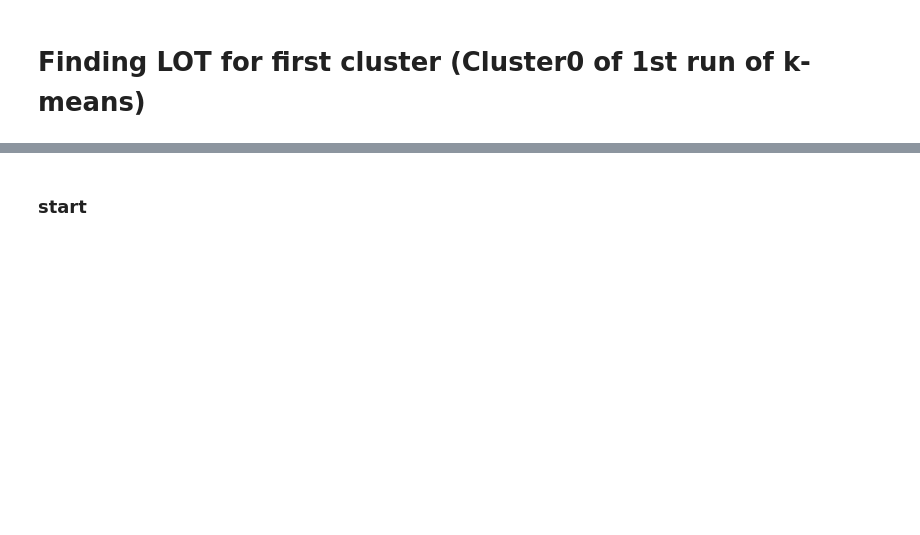
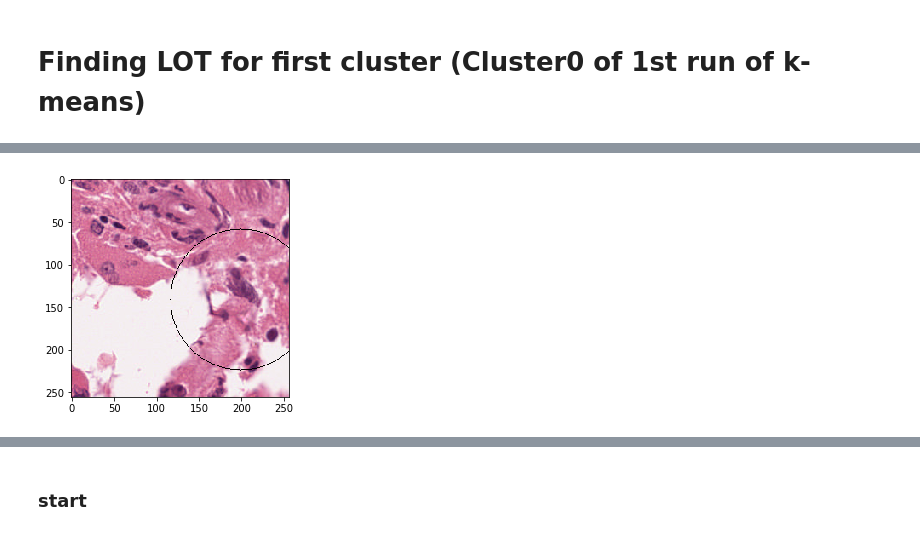
Before and after one commit to sraja2911/glioma_histo_img_classifier_lob, a Jupyter notebook: Large_Object_Tissue_Texture_Algorithm.ipynb, the cells around one changed output, grey strips where cells are left out. Drawn from its saved outputs; the diff is of its cells as text; code cells hidden in the pictures; blank space fills up the shorter version.

```diff
--- a/Large_Object_Tissue_Texture_Algorithm.ipynb
+++ b/Large_Object_Tissue_Texture_Algorithm.ipynb
@@ -120,6 +145,6 @@ cluster_labels_00
 # %%
 cluster_labels1=np.zeros((256,256))
 # %%
-cluster_labels1= cluster_labels.reshape(256, 256)
+cluster_labels1= cluster_labels_00.reshape(256, 256)
 # %%
 cluster_labels1.shape
@@ -138,16 +178,16 @@ imOutput.size
 # Finding LOT for first cluster (Cluster0 of 1st run of k-means)
 # %%
 # Adding up three cluster_positions with their x,y coordinates
-clust_00_x=[]
-clust_00_y=[]
-clust_01_x=[]
-clust_01_y=[]
-clust_02_x=[]
-clust_02_y=[]
+cluster_00_x=[]
+cluster_00_y=[]
+cluster_01_x=[]
+cluster_01_y=[]
+cluster_02_x=[]
+cluster_02_y=[]
 for i in range(0,255):
        for j in range(0,255):
-        if (cluster_labels1[i,j] == 0): clust_00_x.append([i]),clust_00_y.append([j])
-        if (cluster_labels1[i,j] == 1): clust_01_x.append([i]),clust_01_y.append([j])
-        if (cluster_labels1[i,j] == 2): clust_02_x.append([i]),clust_02_y.append([j])
-z=len(clust_00_x)+len(clust_01_x)+len(clust_02_x)
+        if (cluster_labels1[i,j] == 0): cluster_00_x.append([i]),cluster_00_y.append([j])
+        if (cluster_labels1[i,j] == 1): cluster_01_x.append([i]),cluster_01_y.append([j])
+        if (cluster_labels1[i,j] == 2): cluster_02_x.append([i]),cluster_02_y.append([j])
+z=len(cluster_00_x)+len(cluster_01_x)+len(cluster_02_x)
 z
@@ -159,3 +196,3 @@ cluster_00_xy = np.vstack((cluster_00_x, cluster_00_y)).T
 # %%
 # Identifying image positions/pixels matching nearest cluster0 intenstity values
-cluster_00_points = np.where(imInput ==(243, 229, 233)) #[243.01990705, 229.31279562, 233.74852959] Cluster#0 values
+cluster_00_points = np.where(imInput ==(243, 229, 234)) #[243.01990705, 229.31279562, 233.74852959] Cluster#0 values
@@ -169,7 +216,7 @@ cluster_00_2x=[]
 cluster_00_0y=[]
 cluster_00_1y=[]
 cluster_00_2y=[]
-for i in range(0,3442):
+for i in range(0,3509):
         if (cluster_00_points[2][i] == 0): cluster_00_0x.append(cluster_00_points[0][i]), cluster_00_0y.append(cluster_00_points[1][i])
         if (cluster_00_points[2][i] == 1): cluster_00_1x.append(cluster_00_points[0][i]), cluster_00_1y.append(cluster_00_points[1][i])
         if (cluster_00_points[2][i] == 2): cluster_00_2x.append(cluster_00_points[0][i]), cluster_00_2y.append(cluster_00_points[1][i])
@@ -215,18 +366,18 @@ xc_00_0_0,yc_00_0_0,r_00_0_0,_ = cf.least_squares_circle((cluster_00_0_0_xy))
 # %%
 # Drawing Circles for each cluster
 inputImageFile = ('/media/raj/Raj1_5/10ktiles/train/gbm/TCGA-02-0001-01Z-00-DX2_20x_4768_25216_256x256.png')  # H&E.png
 imOrig = skimage.io.imread(inputImageFile)[:, :, :3]
 
 imInput = imOrig.copy()
-
-cv2.circle(imInput,(int(xc_00),int(yc_00)),int(r_00),3)
 cv2.circle(imInput,(int(xc_00_0),int(yc_00_0)),int(r_00_0),3)
-cv2.circle(imInput,(int(xc_00_0_0),int(yc_00_0_0)),int(r_00_0_0),3)
+#cv2.circle(imInput,(int(xc_00_0_0),int(yc_00_0_0)),int(r_00_0_0),3)
 
 cv2.imwrite('/home/raj/Downloads/clustered_TCGA-02-0001-01Z-00-DX2_20x_4768_25216_256x256.png',
             cv2.cvtColor(imInput, cv2.COLOR_RGB2BGR))
 
 im = cv2.imread('/home/raj/Downloads/clustered_TCGA-02-0001-01Z-00-DX2_20x_4768_25216_256x256.png')
 
 plt.imshow(cv2.cvtColor(im, cv2.COLOR_BGR2RGB))
 plt.show()
+# %% [output]
+[figure, added]
```
Also changed, not shown: parts of 38 cells of this notebook, 2 other files.
